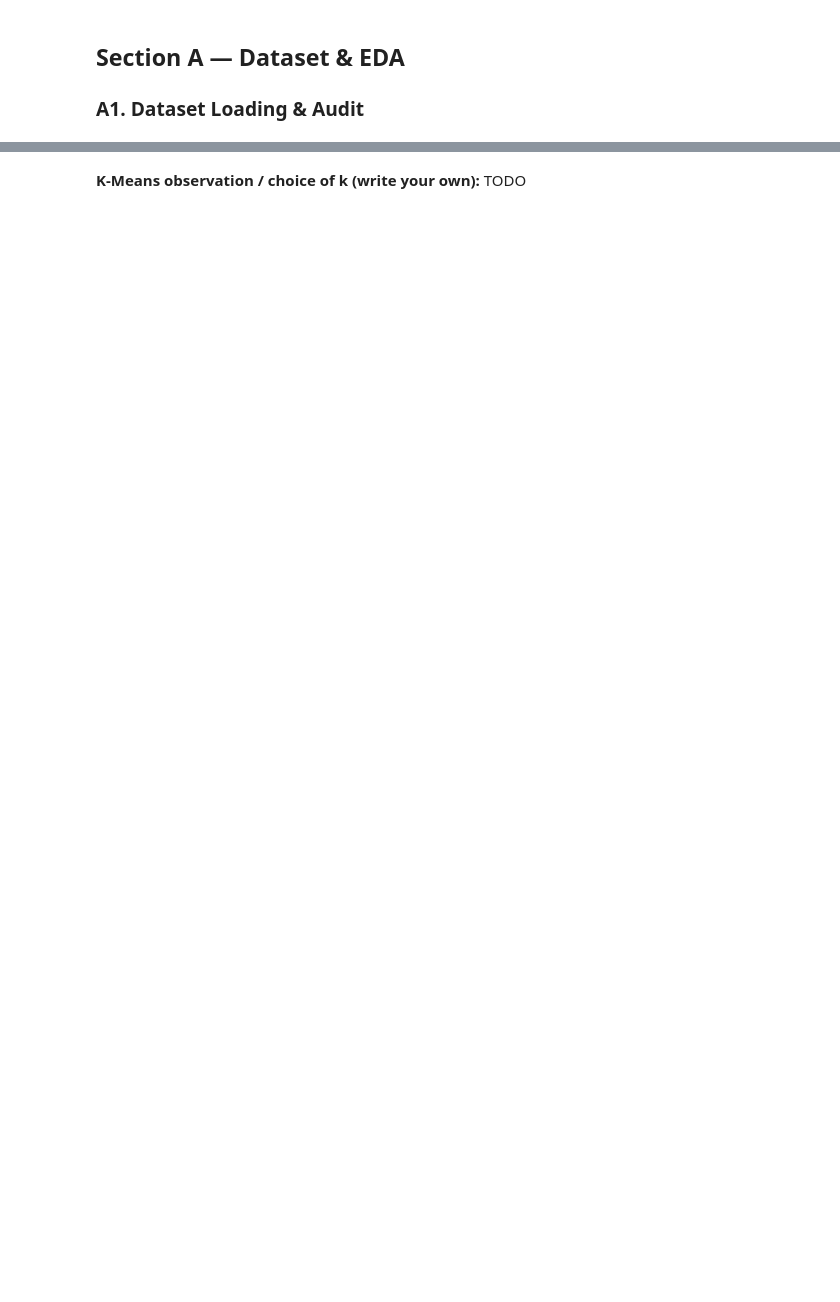
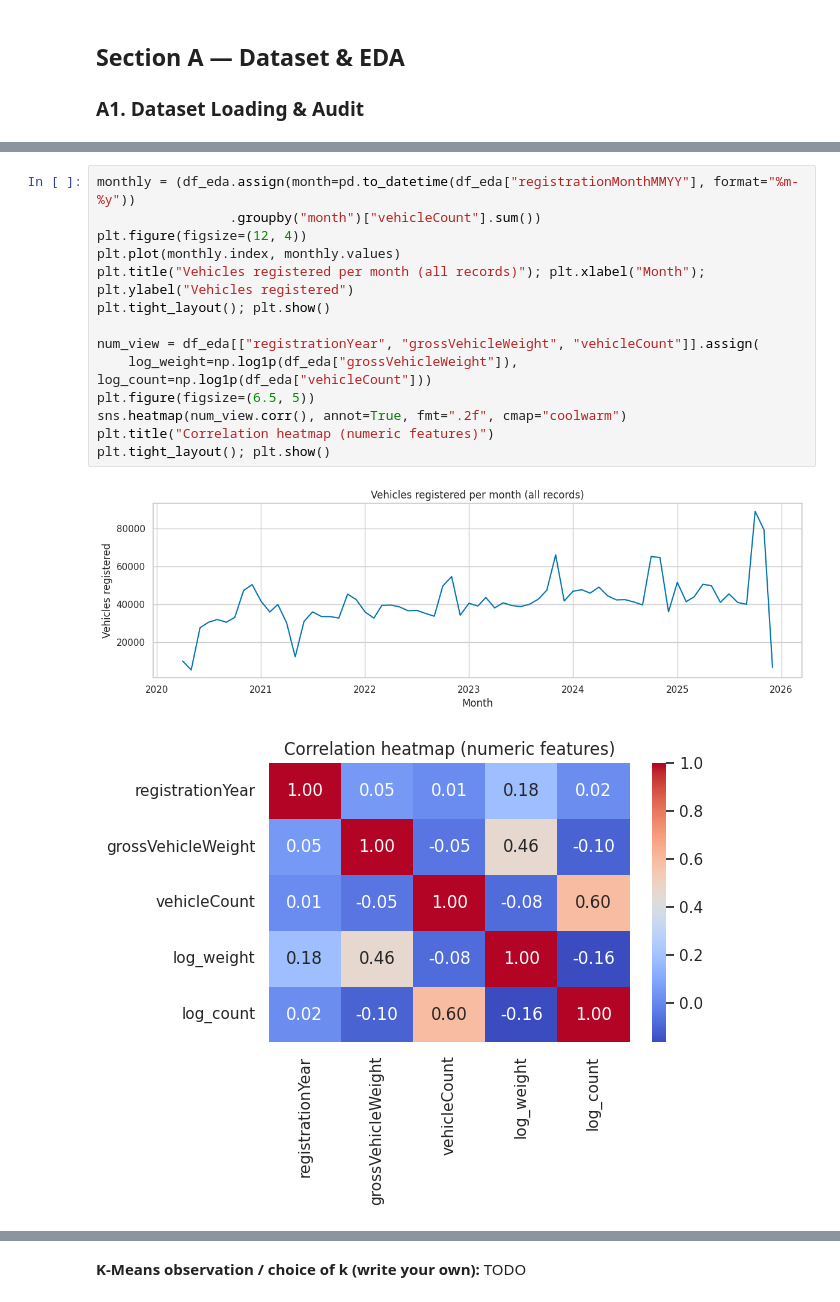
Before and after one commit to rushilChakravarthy/ML-capstone, a Jupyter notebook: notebooks/clustering.ipynb, the cells around one changed output, grey strips where cells are left out. Saved outputs shown, nothing was run; the diff lists cells and outputs as text; blank space fills up the shorter version.

```diff
--- a/notebooks/clustering.ipynb
+++ b/notebooks/clustering.ipynb
@@ -110 +116,18 @@ Skipped — need a loaded dataset with at least two numeric columns.
+# %%
+monthly = (df_eda.assign(month=pd.to_datetime(df_eda["registrationMonthMMYY"], format="%m-%y"))
+                 .groupby("month")["vehicleCount"].sum())
+plt.figure(figsize=(12, 4))
+plt.plot(monthly.index, monthly.values)
+plt.title("Vehicles registered per month (all records)"); plt.xlabel("Month"); plt.ylabel("Vehicles registered")
+plt.tight_layout(); plt.show()
+
+num_view = df_eda[["registrationYear", "grossVehicleWeight", "vehicleCount"]].assign(
+    log_weight=np.log1p(df_eda["grossVehicleWeight"]), log_count=np.log1p(df_eda["vehicleCount"]))
+plt.figure(figsize=(6.5, 5))
+sns.heatmap(num_view.corr(), annot=True, fmt=".2f", cmap="coolwarm")
+plt.title("Correlation heatmap (numeric features)")
+plt.tight_layout(); plt.show()
+# %% [output]
+[figure, added]
+[figure, added]
 # %% [markdown]
```
Also changed, not shown: parts of 36 cells of this notebook, 8 other files.
